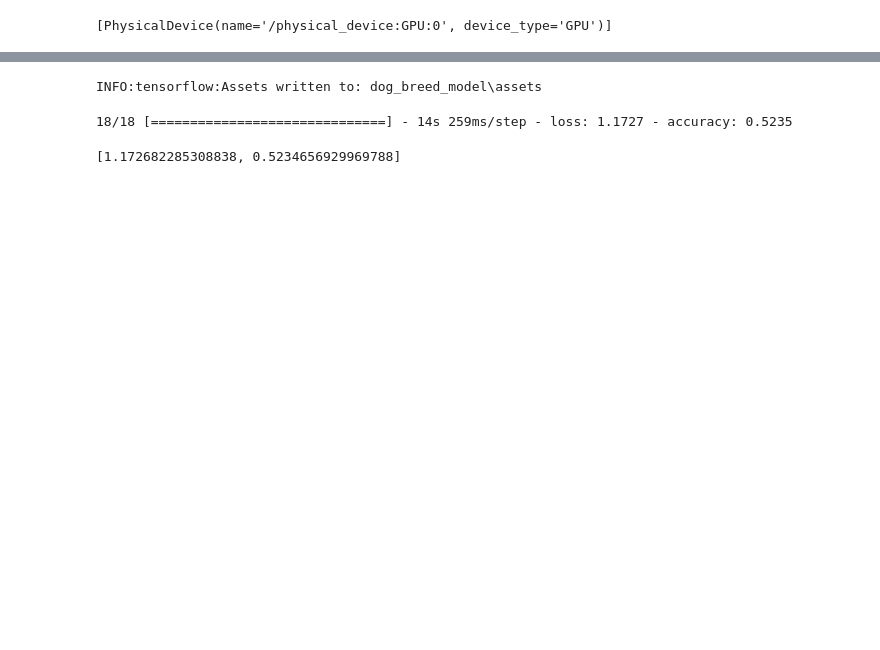
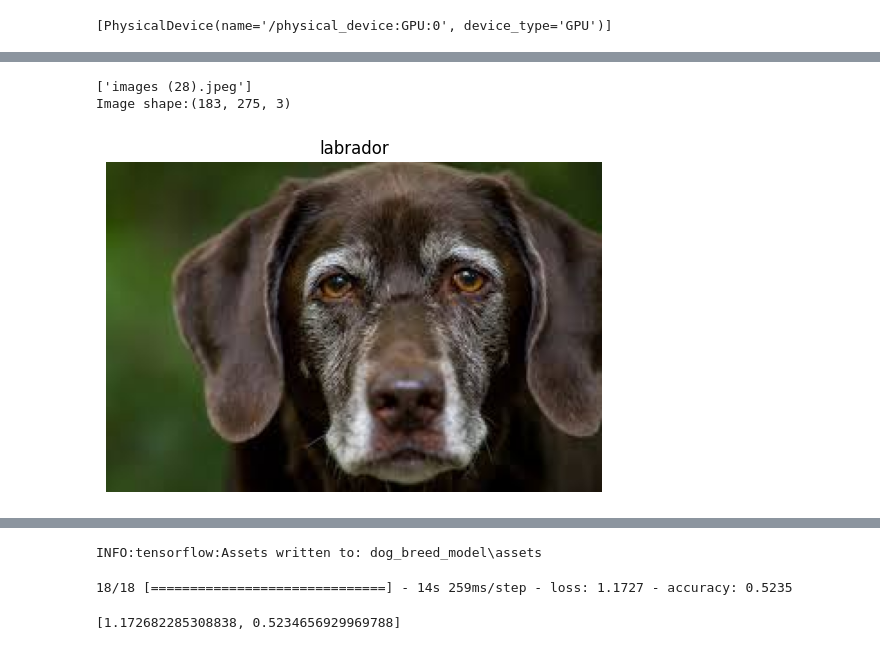
Before and after one commit to sam2420/Deep_Learning_Tensorflow, a Jupyter notebook: breed_dogs.ipynb, the cells around one changed output, grey strips where cells are left out. Drawn from its saved outputs; the diff is of its cells as text; code cells hidden in the pictures; blank space fills up the shorter version.

Commit message:
dogs_breeds_identification

```diff
--- a/breed_dogs.ipynb
+++ b/breed_dogs.ipynb
@@ -47,3 +47,9 @@ Image shape:(183, 275, 3)
+# %%
+img = view_random_image(target_dir="dog_breeds/train/",target_class="labrador")
+# %% [output]
+['images (28).jpeg']
+Image shape:(183, 275, 3)
+[figure, added]
 # %%
 from tensorflow.keras.optimizers import Adam
 from tensorflow.keras.layers import Dense,Flatten,Conv2D,MaxPool2D,Activation
```
Also changed, not shown: parts of 20 cells of this notebook, 2 other files.
